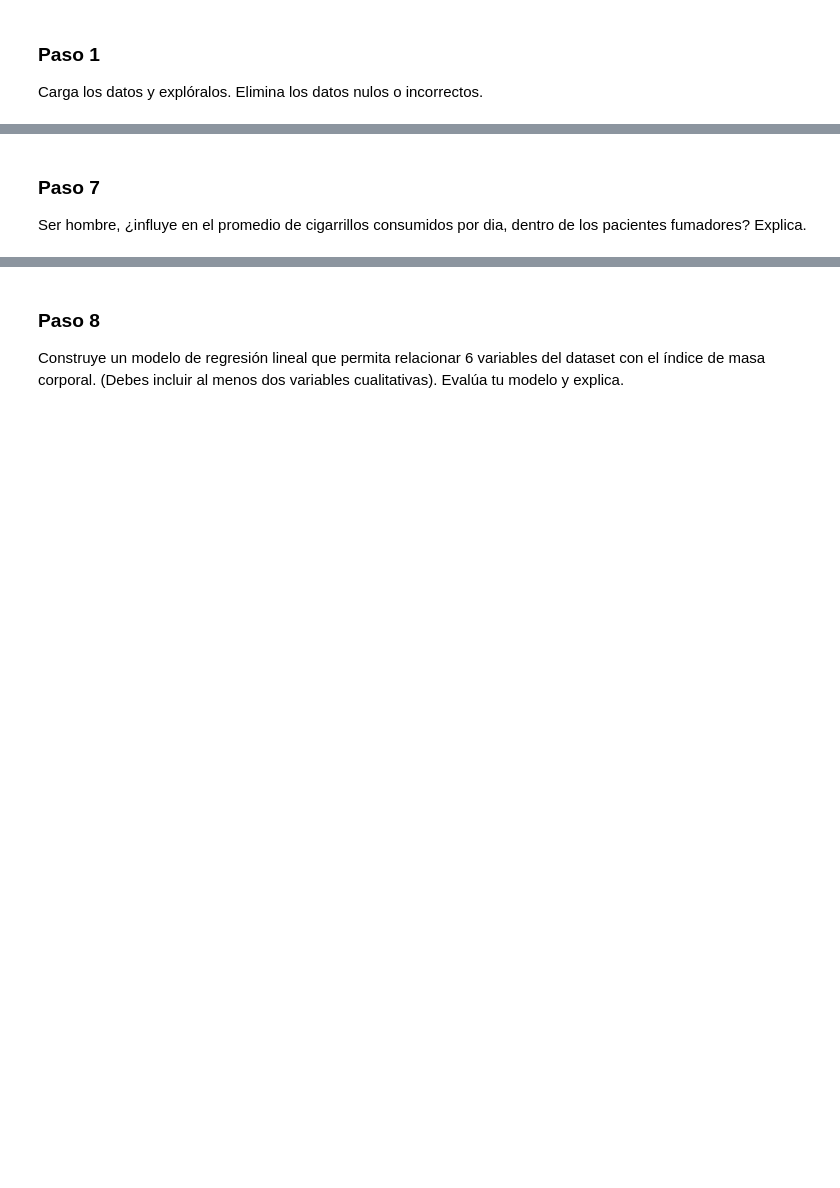
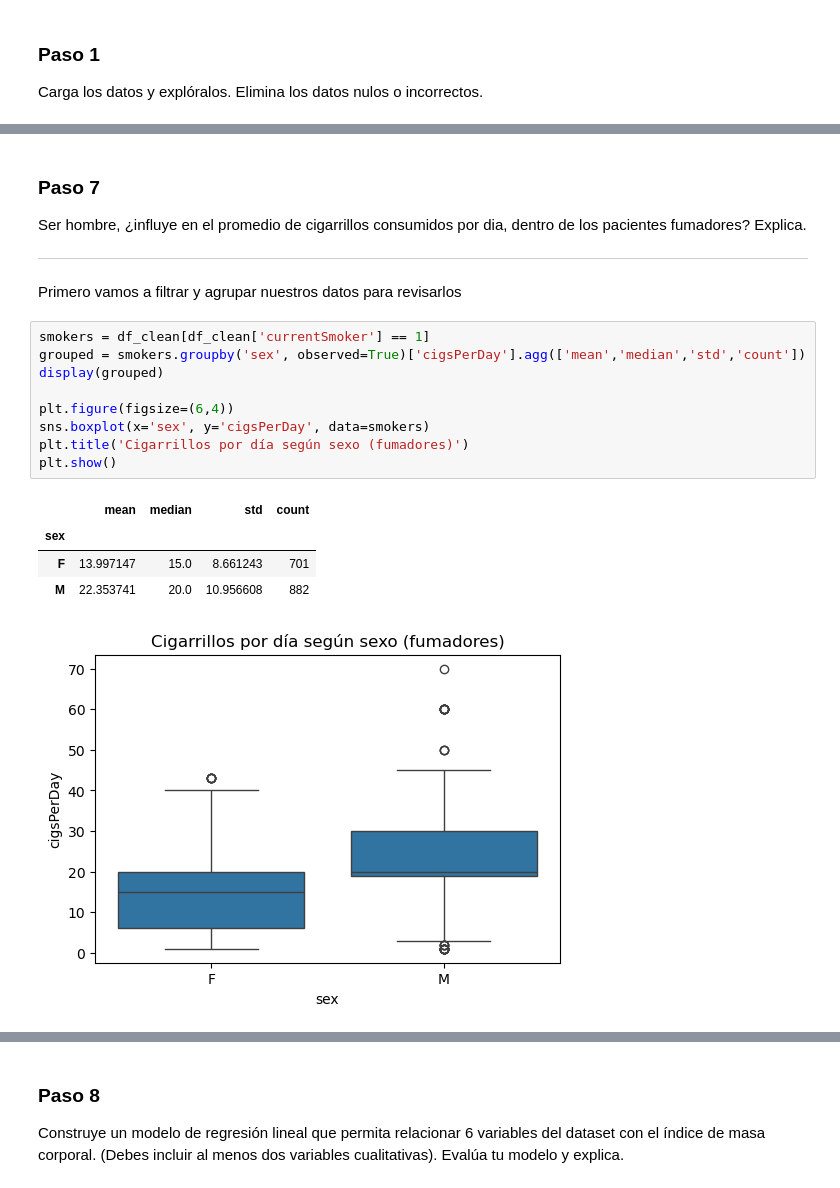
Before and after one commit to Drusill/desafioLatam, a Jupyter notebook: modulo3/prueba/prueba.ipynb, the cells around one changed output, grey strips where cells are left out. Cells and saved outputs as stored; diff of their text form; blank space fills up the shorter version.

```diff
--- a/modulo3/prueba/prueba.ipynb
+++ b/modulo3/prueba/prueba.ipynb
@@ -27,3 +361,20 @@ Si de este dataset se escoge un paciente al azar, ¿cuál es la probabilidad de
 # %% [markdown]
 ### Paso 7
 Ser hombre, ¿influye en el promedio de cigarrillos consumidos por dia, dentro de los pacientes fumadores? Explica.
+___
+Primero vamos a filtrar y agrupar nuestros datos para revisarlos
+# %%
+smokers = df_clean[df_clean['currentSmoker'] == 1]
+grouped = smokers.groupby('sex', observed=True)['cigsPerDay'].agg(['mean','median','std','count'])
+display(grouped)
+
+plt.figure(figsize=(6,4))
+sns.boxplot(x='sex', y='cigsPerDay', data=smokers)
+plt.title('Cigarrillos por día según sexo (fumadores)')
+plt.show()
+# %% [output]
+|  | mean | median | std | count |
+| sex |  |  |  |  |
+| F | 13.997147 | 15.0 | 8.661243 | 701 |
+| M | 22.353741 | 20.0 | 10.956608 | 882 |
+[figure, added]
```
Also changed, not shown: parts of 36 cells of this notebook, 26 other files.
